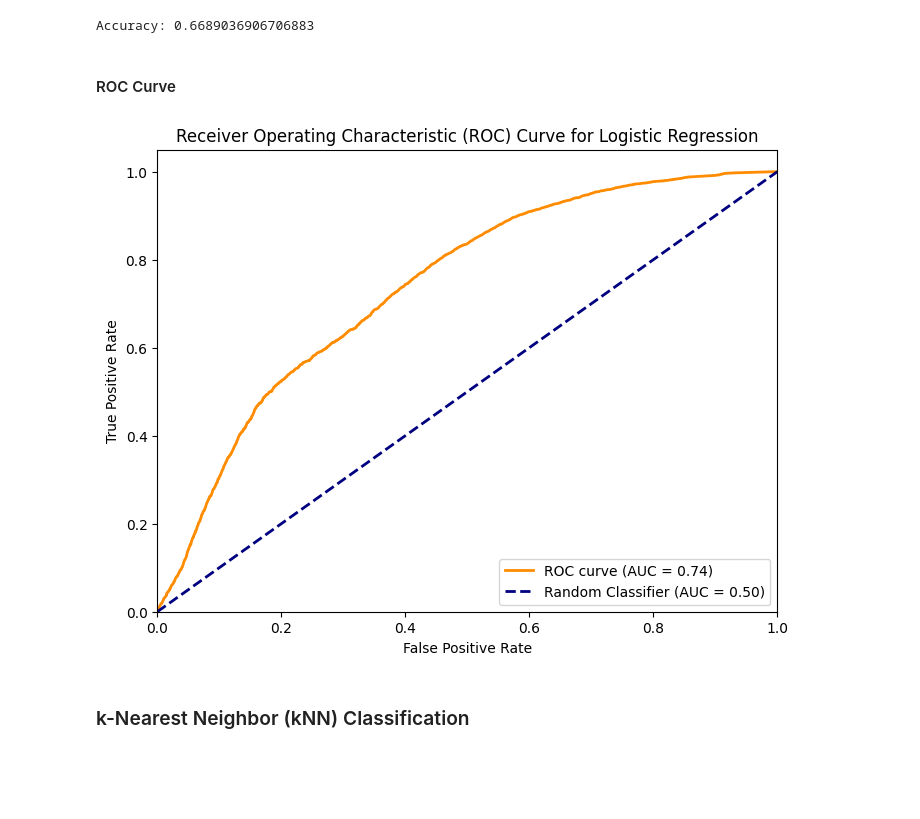
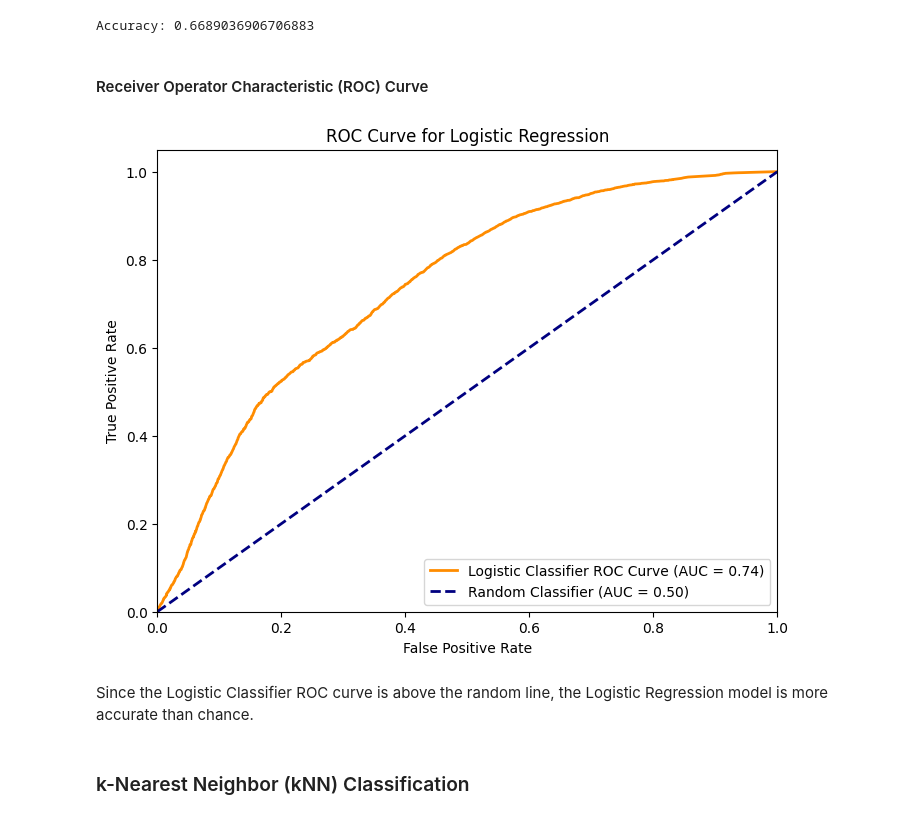
Before and after one commit to carinacwq/Crowd-Prediction-of-Bus-Stops-in-Singapore, a Jupyter notebook: src/CS3244_group_project_v2.ipynb, the cells around one changed output. Cells and saved outputs as stored; diff of their text form; code cells hidden in the pictures; blank space fills up the shorter version.

Commit message:
Eval ROC curve for LogReg

```diff
--- a/src/CS3244_group_project_v2.ipynb
+++ b/src/CS3244_group_project_v2.ipynb
@@ -391,35 +391,37 @@ print("Accuracy:", accuracy)
 # %% [output]
 Accuracy: 0.6689036906706883
 # %% [markdown]
-#### ROC Curve
+#### Receiver Operator Characteristic (ROC) Curve
 # %%
 from sklearn.metrics import roc_curve, auc
 import matplotlib.pyplot as plt
 
 # Predict probabilities for the test set
 y_probs = log_reg.predict_proba(X_test)
 # Keep probabilities for the positive class only
 y_probs = y_probs[:, 1]
 
 # Calculate the ROC curve
 fpr, tpr, thresholds = roc_curve(y_test, y_probs)
 
 # Calculate the AUC (Area Under Curve)
 roc_auc = auc(fpr, tpr)
 
 # Plot the ROC curve
 plt.figure(figsize=(8, 6))
-plt.plot(fpr, tpr, color='darkorange', lw=2, label='ROC curve (AUC = %0.2f)' % roc_auc)
+plt.plot(fpr, tpr, color='darkorange', lw=2, label='Logistic Classifier ROC Curve (AUC = %0.2f)' % roc_auc)
 plt.plot([0, 1], [0, 1], color='navy', lw=2, linestyle='--', label='Random Classifier (AUC = 0.50)')
 plt.xlim([0.0, 1.0])
 plt.ylim([0.0, 1.05])
 plt.xlabel('False Positive Rate')
 plt.ylabel('True Positive Rate')
-plt.title('Receiver Operating Characteristic (ROC) Curve for Logistic Regression')
+plt.title('ROC Curve for Logistic Regression')
 plt.legend(loc='lower right')
 plt.show()
 # %% [output]
-[figure, old version]
+[figure, new version]
+# %% [markdown]
+Since the Logistic Classifier ROC curve is above the random line, the Logistic Regression model is more accurate than chance.
 # %% [markdown]
 ### k-Nearest Neighbor (kNN) Classification
 # %% [markdown]
```
